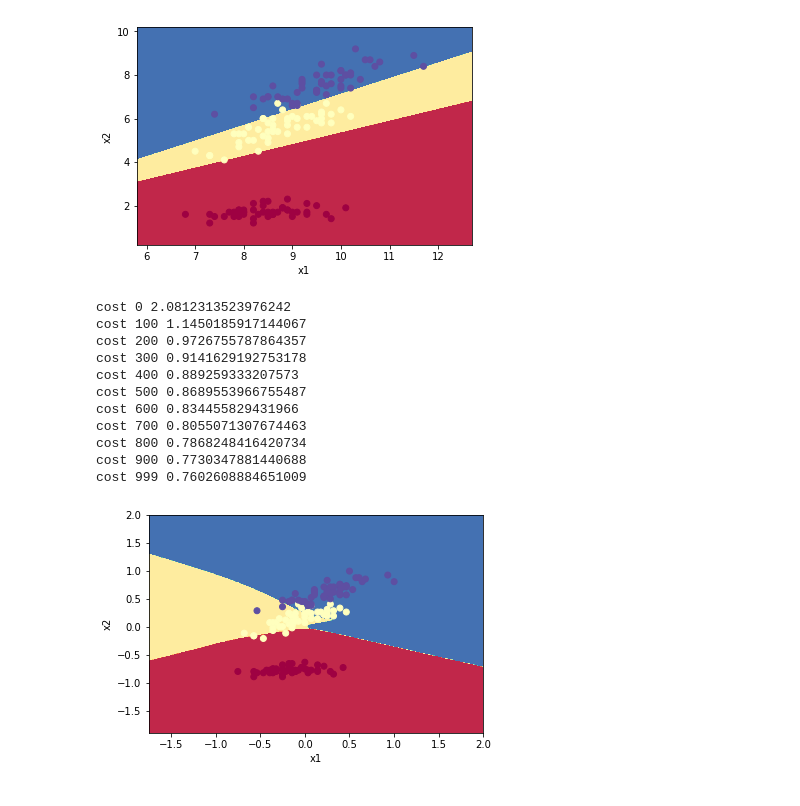
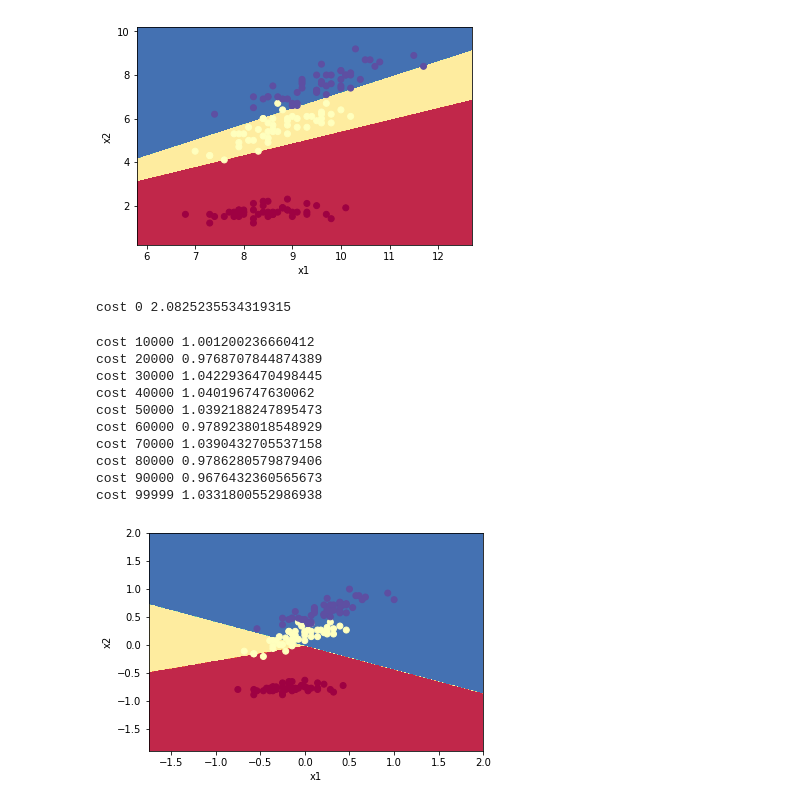
Before and after one commit to mkuzmik/neural-networks, a Jupyter notebook: mlp.ipynb, the cells around one changed output. Drawn from its saved outputs; the diff is of its cells as text; code cells hidden in the pictures.

```diff
--- a/mlp.ipynb
+++ b/mlp.ipynb
@@ -121,7 +121,7 @@ plot_decision_boundary(lambda x: clf.predict(x), X.T, Y.T)
 # %%
 
 
-def layers_sizes(X, Y, hidden_layers):
+def layers_sizes(Xx, Yy, hidden_layers):
     """
     X -- input dataset
     Y -- labels
@@ -131,7 +131,7 @@ def layers_sizes(X, Y, hidden_layers):
     Returns: array of layer sizes i.e. [34, 3, 4, 6, 2] (above example with 34 features and 2 labels dataset)
     """
 
-    return [X.shape[1]] + hidden_layers + [Y.shape[0]]
+    return [Xx.shape[1]] + hidden_layers + [Yy.shape[0]]
 
 layers_sizes(X, Ym, [3,4,5])
 # expected [2,3,4,5,3]
@@ -325,12 +322,12 @@ def mlp_network(X, Y, iterations = 1000, hidden_layers=[10], activation='sigmoid
     W -- weights of optimal neural network
     partials -- 10 partial results
     """
-    sizes = layers_sizes(X, Ym, hidden_layers)
+    sizes = layers_sizes(X, Y, hidden_layers)
     W = initialize_layers(sizes)
     partials = []
 
     for i in range(iterations):
-        A, cache = forward_propagation(X, W, activation)
+        A, cache = forward_propagation(X, W)
 
         if (i+1) % int(iterations/10) == 1:
             print('cost', i, compute_cost(A, Y))
@@ -343,5 +340,5 @@ def mlp_network(X, Y, iterations = 1000, hidden_layers=[10], activation='sigmoid
     print('cost', i, compute_cost(A, Y))
     return W, partials
 
-optimal_W, partials = mlp_network(X, Ym, 50000, [10,6])
+optimal_W, partials = mlp_network(X, Ym, 5000, [10,6])
 # %% [output]
@@ -358,0 +356,9 @@ cost 49999 0.15837429648126417
+# %%
+def predict(X, W):
+    results = []
+    R = forward_propagation(X, W)[0]
+    for col in R.T:
+        results += [col.argmax()]
+    return np.array(results)
+
+predict(np.array([[3,4]]), optimal_W)
@@ -367,22 +375,22 @@ def normalize(M):
 # %%
 Xl = normalize(X)
 Yl = Y
 
-nn,_ = mlp_network(Xl, class_to_vec(Yl), 1000, [6])
+nn,_ = mlp_network(Xl, class_to_vec(Yl), 100000, [6,6])
 plot_decision_boundary(lambda x: predict(x, nn), Xl.T, Yl.T)
 # %% [output]
-cost 0 2.0812313523976242
-cost 100 1.1450185917144067
-cost 200 0.9726755787864357
-cost 300 0.9141629192753178
-cost 400 0.889259333207573
-cost 500 0.8689553966755487
-cost 600 0.834455829431966
-cost 700 0.8055071307674463
-cost 800 0.7868248416420734
-cost 900 0.7730347881440688
-cost 999 0.7602608884651009
+cost 0 2.0825235534319315
+cost 10000 1.001200236660412
+cost 20000 0.9768707844874389
+cost 30000 1.0422936470498445
+cost 40000 1.040196747630062
+cost 50000 1.0392188247895473
+cost 60000 0.9789238018548929
+cost 70000 1.0390432705537158
+cost 80000 0.9786280579879406
+cost 90000 0.9676432360565673
+cost 99999 1.0331800552986938
-[figure, old version]
+[figure, new version]
 # %%
 def load_extra_datasets():
     N = 200
```
Also changed, not shown: parts of 7 cells of this notebook.
